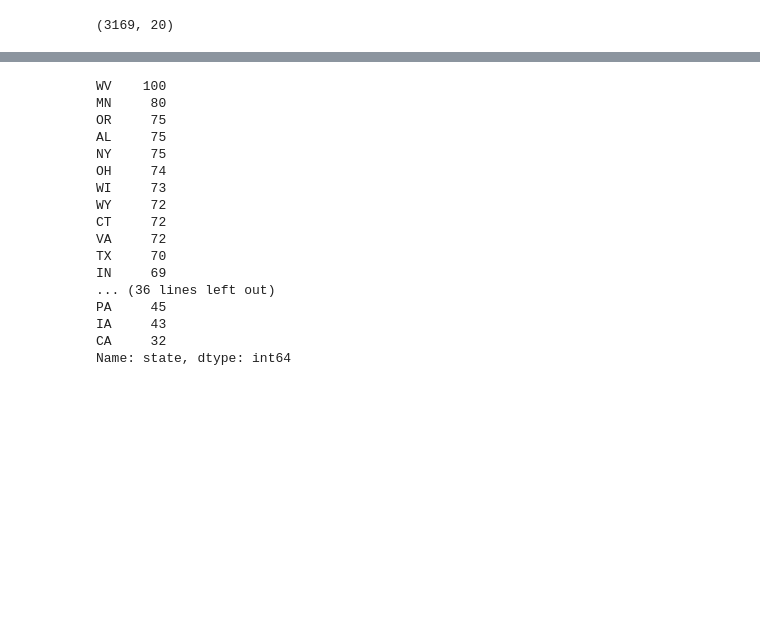
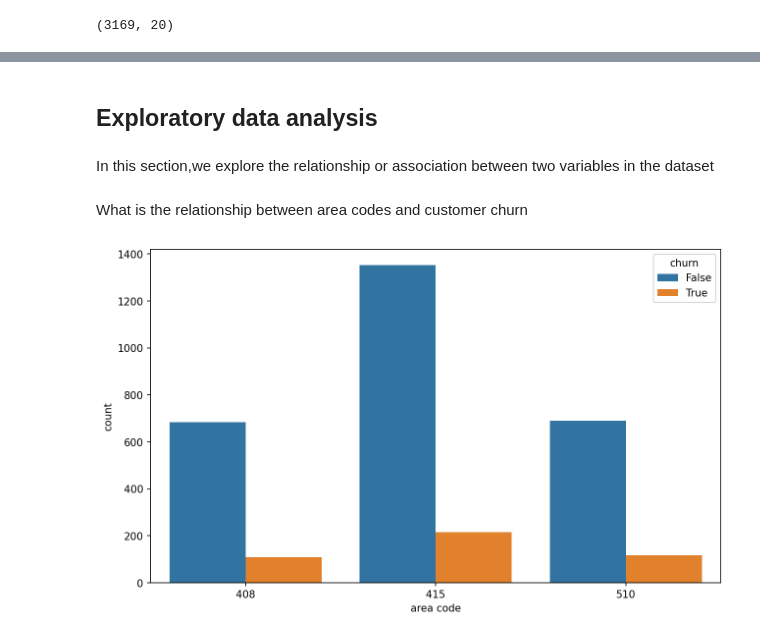
Before and after one commit to AgathaNyambati/SyriaTel-Customer-Churn, a Jupyter notebook: churn.ipynb, the cells around one changed output, grey strips where cells are left out. Cells and saved outputs as stored; diff of their text form; code cells hidden in the pictures; blank space fills up the shorter version.

Commit message:
added exploratory analysis

```diff
--- a/churn.ipynb
+++ b/churn.ipynb
@@ -317,20 +301,11 @@ for column in categorical_columns:
-# %%
-df['state'].value_counts()
-# %% [output]
-WV    100
-MN     80
-OR     75
-AL     75
-NY     75
-OH     74
-WI     73
-WY     72
-CT     72
-VA     72
-TX     70
-IN     69
-... (36 lines left out)
-PA     45
-IA     43
-CA     32
-Name: state, dtype: int64
+# %% [markdown]
+## Exploratory data analysis
+# %% [markdown]
+In this section,we explore the relationship or association between two variables in the dataset
+# %% [markdown]
+What is the relationship between area codes and customer churn
+# %%
+plt.figure(figsize=(10,6))
+sns.countplot(data=df, x='area code', hue='churn');
+# %% [output]
+[figure, added]
```
Also changed, not shown: parts of 11 cells of this notebook.
